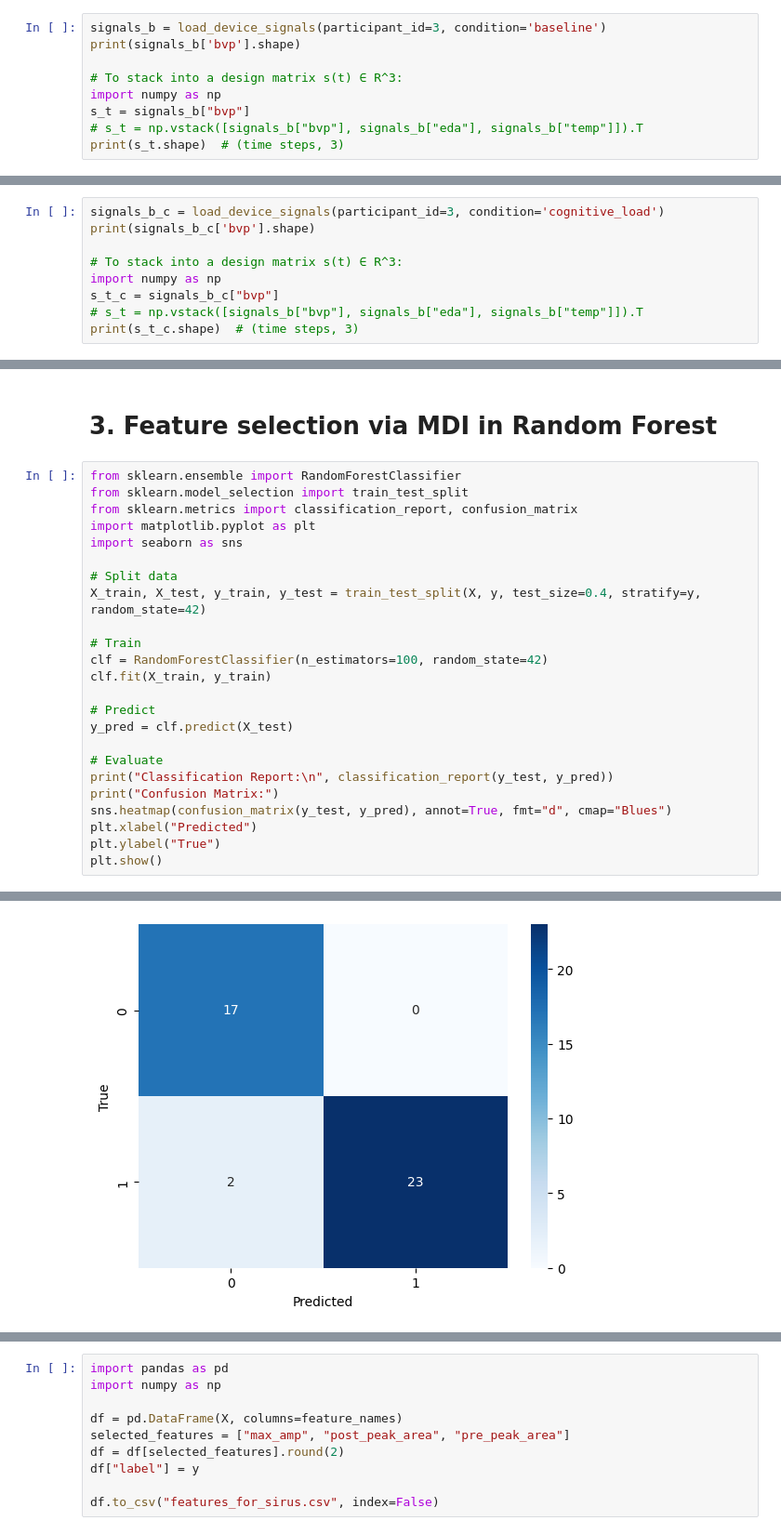
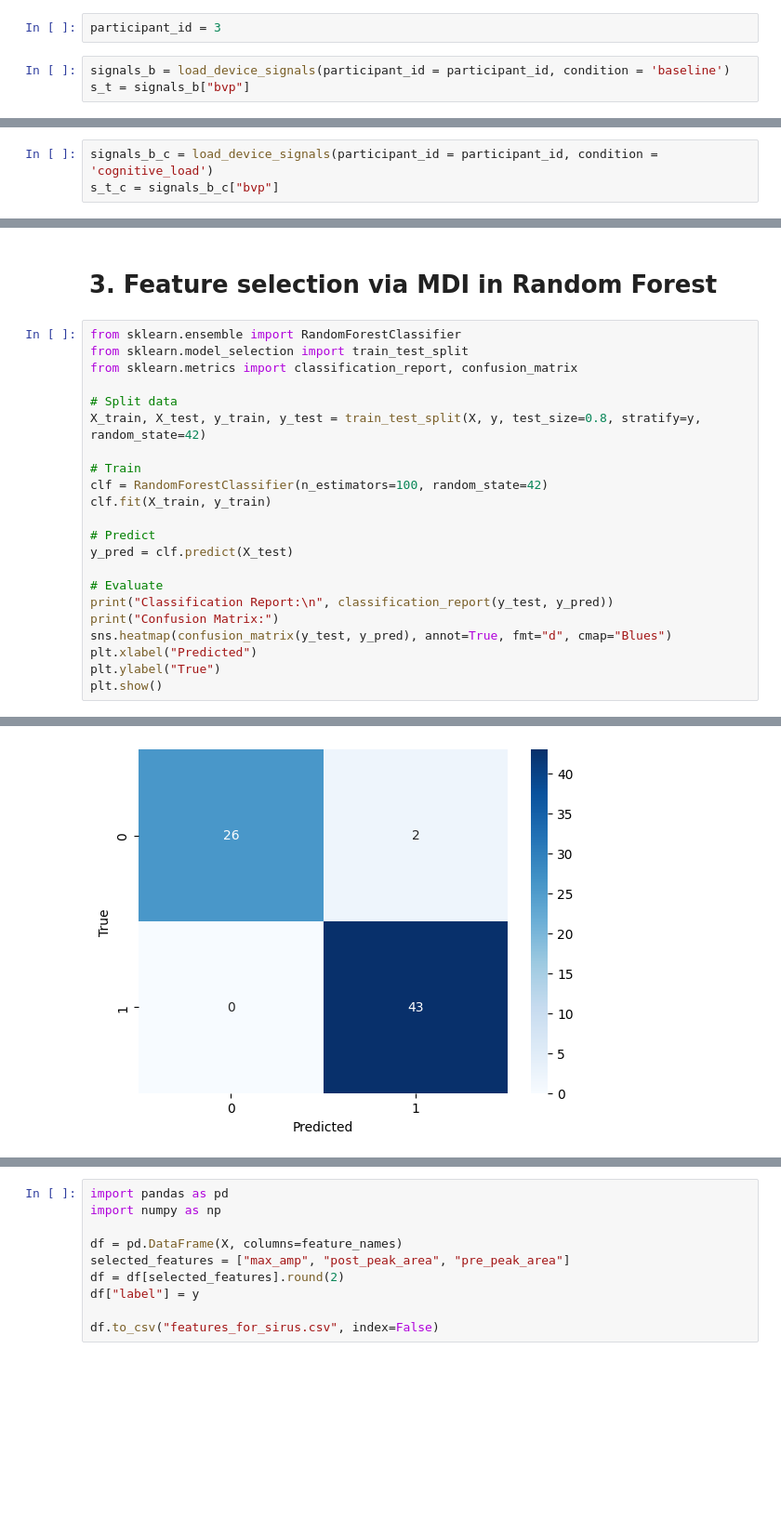
Before and after one commit to subhajitbn/Wearable-XAI, a Jupyter notebook: exploration.ipynb, the cells around one changed output, grey strips where cells are left out. Shown at 93% size. Saved outputs shown, nothing was run; the diff lists cells and outputs as text; blank space fills up the shorter version.

```diff
--- a/exploration.ipynb
+++ b/exploration.ipynb
@@ -8,9 +12,5 @@ import numpy as np
+# %%
+participant_id = 3
 # %%
-signals_b = load_device_signals(participant_id=3, condition='baseline')
-print(signals_b['bvp'].shape)
-
-# To stack into a design matrix s(t) ∈ R^3:
-import numpy as np
+signals_b = load_device_signals(participant_id = participant_id, condition = 'baseline')
 s_t = signals_b["bvp"]
-# s_t = np.vstack([signals_b["bvp"], signals_b["eda"], signals_b["temp"]]).T
-print(s_t.shape)  # (time steps, 3)
@@ -33,9 +34,3 @@ plt.show()
 # %%
-signals_b_c = load_device_signals(participant_id=3, condition='cognitive_load')
-print(signals_b_c['bvp'].shape)
-
-# To stack into a design matrix s(t) ∈ R^3:
-import numpy as np
+signals_b_c = load_device_signals(participant_id = participant_id, condition = 'cognitive_load')
 s_t_c = signals_b_c["bvp"]
-# s_t = np.vstack([signals_b["bvp"], signals_b["eda"], signals_b["temp"]]).T
-print(s_t_c.shape)  # (time steps, 3)
@@ -184,11 +185,9 @@ feature_names
 from sklearn.ensemble import RandomForestClassifier
 from sklearn.model_selection import train_test_split
 from sklearn.metrics import classification_report, confusion_matrix
-import matplotlib.pyplot as plt
-import seaborn as sns
 
 # Split data
-X_train, X_test, y_train, y_test = train_test_split(X, y, test_size=0.4, stratify=y, random_state=42)
+X_train, X_test, y_train, y_test = train_test_split(X, y, test_size=0.8, stratify=y, random_state=42)
 
 # Train
 clf = RandomForestClassifier(n_estimators=100, random_state=42)
@@ -217,6 +216,6 @@ weighted avg       0.96      0.95      0.95        42
 
 Confusion Matrix:
-[figure, old version]
+[figure, new version]
 # %%
 import pandas as pd
 
```
Also changed, not shown: parts of 32 cells of this notebook, 2 other files.
